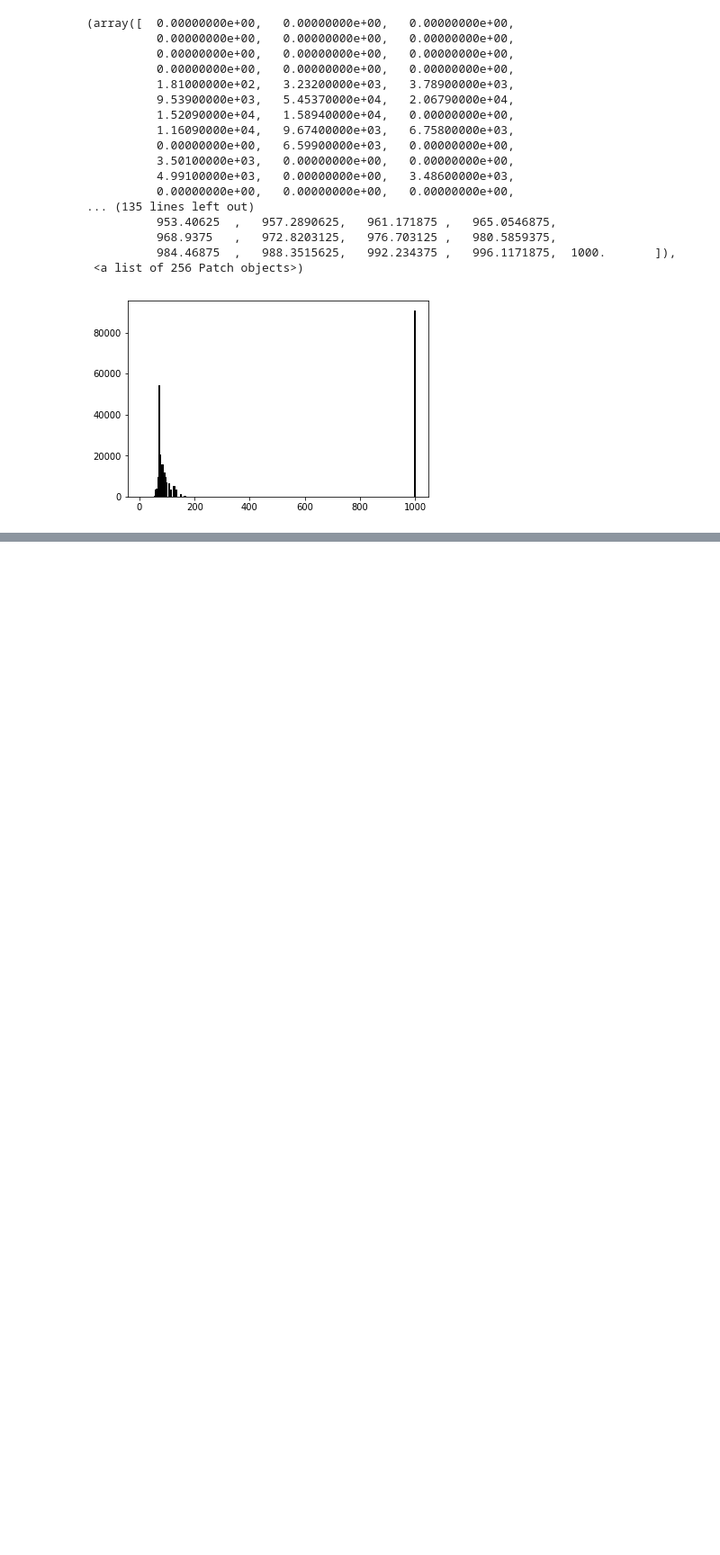
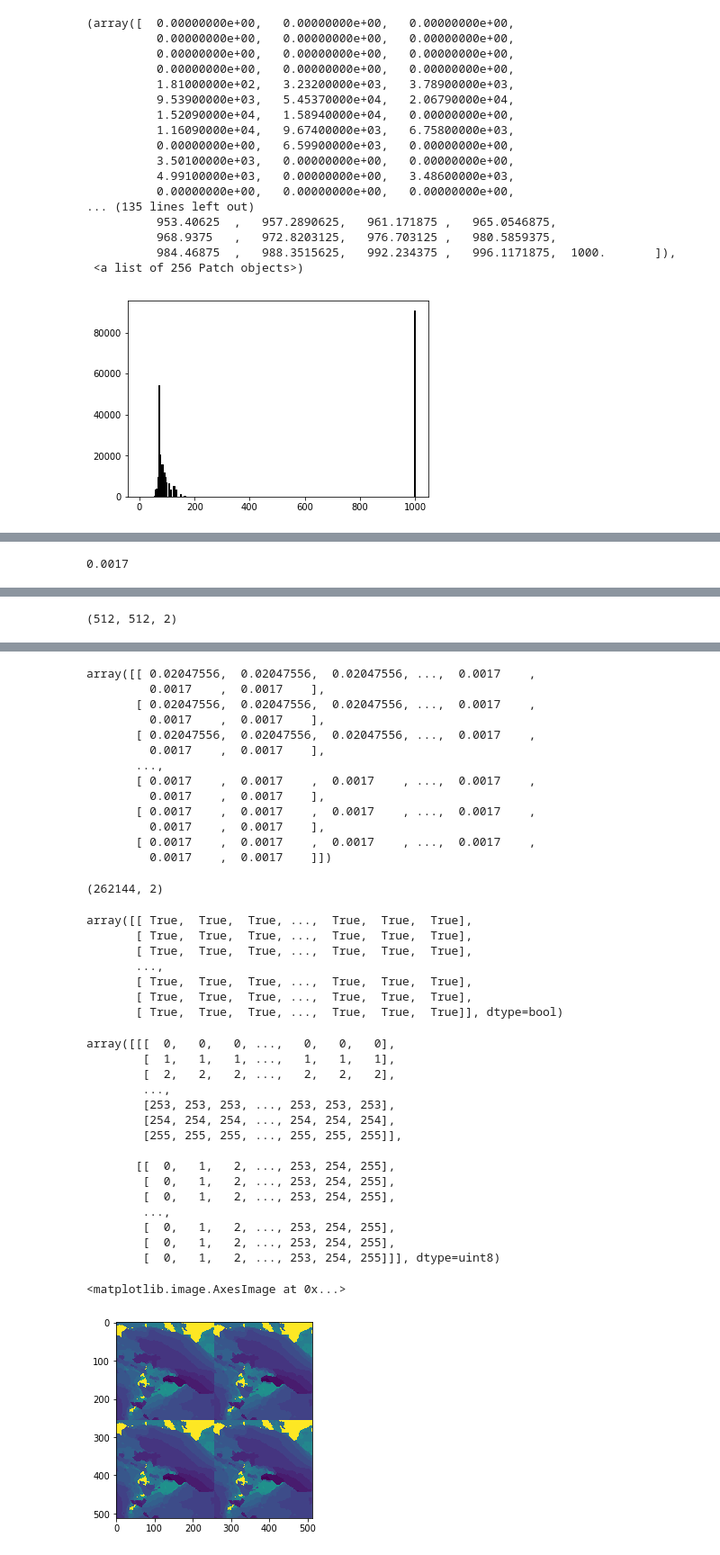
Before and after one commit to seankmartin/LF_View_Synthesis, a Jupyter notebook: Notebooks/Depth_Disparity.ipynb, the cells around one changed output, grey strips where cells are left out. Shown: that part at 90% size. Drawn from its saved outputs; the diff is of its cells as text; code cells hidden in the pictures; blank space fills up the shorter version.

```diff
--- a/Notebooks/Depth_Disparity.ipynb
+++ b/Notebooks/Depth_Disparity.ipynb
@@ -175,3 +175,39 @@ plt.hist(eye_depth.ravel(), bins=256, range=(6, 1000), fc='k', ec='k')
           984.46875  ,   988.3515625,   992.234375 ,   996.1171875,  1000.       ]),
  <a list of 256 Patch objects>)
 [figure]
+# %%
+#Creates an array of combinations of image pixel co-ords
+grid = np.meshgrid(np.arange(disparity.shape[0]),np.arange(disparity.shape[1]), indexing = 'ij')
+stacked = np.stack(grid, 2)
+pixels = stacked.reshape(-1, 2)
+#grid
+stacked
+pixels
+#The array x viewed as a 512 x 512 of x
+distance = np.array([1, 2])
+#y = np.broadcast_to(x, (512, 512, 2))
+
+#Missing a small step at this point to multiply y by the disparity map.
+disparity[12][14]
+repeated = np.repeat(disparity, 2, -1).reshape((512, 512, 2))
+disparity
+repeated
+result = (repeated * distance)
+result.shape
+result
+np.moveaxis(result, 2, 0)
+result[:, :, 0]
+#disparity.shape[0:2]
+
+#novel_pixels = (pixels + result.reshape(-1, 2)).astype(np.int)
+novel_pixels = (grid + result.transpose()).astype(np.uint8)
+#grid.shape
+#novel_pixels
+pixels.shape
+data == data[grid]
+novel_pixels.reshape(2, 512, 512)
+res = data[[novel_pixels[1], novel_pixels[0]]]
+plt.imshow(res)
+
+#Code up a simple version here
+# %% [output]
@@ -177,0 +238 @@ plt.hist(eye_depth.ravel(), bins=256, range=(6, 1000), fc='k', ec='k')
+0.0017
@@ -177,0 +269 @@ plt.hist(eye_depth.ravel(), bins=256, range=(6, 1000), fc='k', ec='k')
+(512, 512, 2)
@@ -177,0 +304,38 @@ plt.hist(eye_depth.ravel(), bins=256, range=(6, 1000), fc='k', ec='k')
+array([[ 0.02047556,  0.02047556,  0.02047556, ...,  0.0017    ,
+         0.0017    ,  0.0017    ],
+       [ 0.02047556,  0.02047556,  0.02047556, ...,  0.0017    ,
+         0.0017    ,  0.0017    ],
+       [ 0.02047556,  0.02047556,  0.02047556, ...,  0.0017    ,
+         0.0017    ,  0.0017    ],
+       ...,
+       [ 0.0017    ,  0.0017    ,  0.0017    , ...,  0.0017    ,
+         0.0017    ,  0.0017    ],
+       [ 0.0017    ,  0.0017    ,  0.0017    , ...,  0.0017    ,
+         0.0017    ,  0.0017    ],
+       [ 0.0017    ,  0.0017    ,  0.0017    , ...,  0.0017    ,
+         0.0017    ,  0.0017    ]])
+(262144, 2)
+array([[ True,  True,  True, ...,  True,  True,  True],
+       [ True,  True,  True, ...,  True,  True,  True],
+       [ True,  True,  True, ...,  True,  True,  True],
+       ...,
+       [ True,  True,  True, ...,  True,  True,  True],
+       [ True,  True,  True, ...,  True,  True,  True],
+       [ True,  True,  True, ...,  True,  True,  True]], dtype=bool)
+array([[[  0,   0,   0, ...,   0,   0,   0],
+        [  1,   1,   1, ...,   1,   1,   1],
+        [  2,   2,   2, ...,   2,   2,   2],
+        ...,
+        [253, 253, 253, ..., 253, 253, 253],
+        [254, 254, 254, ..., 254, 254, 254],
+        [255, 255, 255, ..., 255, 255, 255]],
+
+       [[  0,   1,   2, ..., 253, 254, 255],
+        [  0,   1,   2, ..., 253, 254, 255],
+        [  0,   1,   2, ..., 253, 254, 255],
+        ...,
+        [  0,   1,   2, ..., 253, 254, 255],
+        [  0,   1,   2, ..., 253, 254, 255],
+        [  0,   1,   2, ..., 253, 254, 255]]], dtype=uint8)
+<matplotlib.image.AxesImage at 0x...>
+[figure, added]
```
Also changed, not shown: parts of 4 cells of this notebook, 1 other file.
